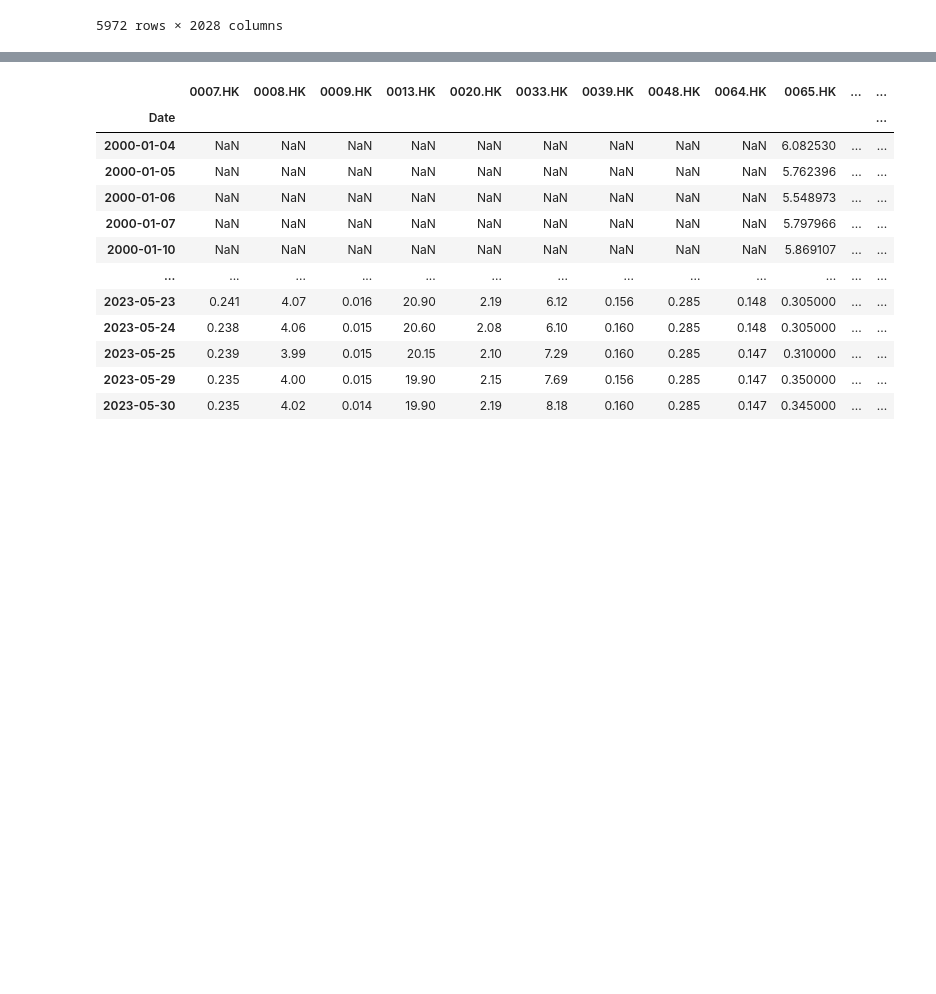
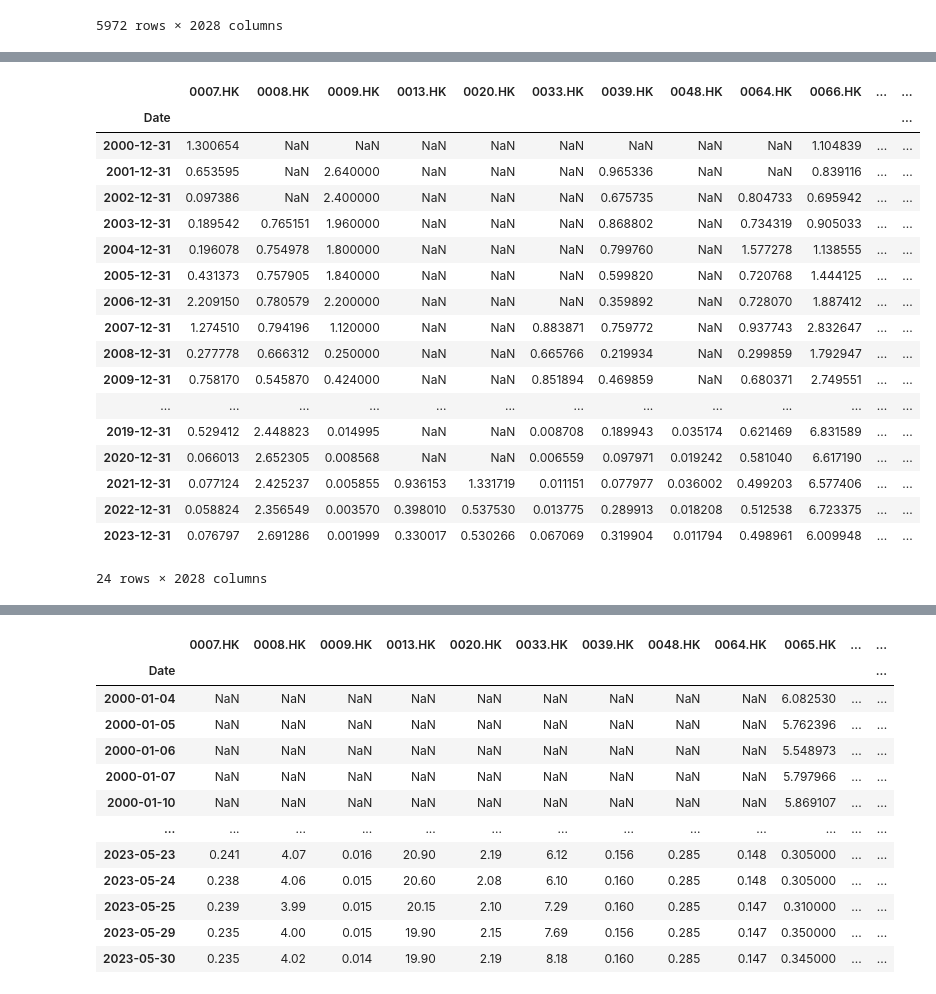
Before and after one commit to ckyma/exchatbook, a Jupyter notebook: getYahooData.ipynb, the cells around one changed output, grey strips where cells are left out. Saved outputs shown, nothing was run; the diff lists cells and outputs as text; code cells hidden in the pictures; blank space fills up the shorter version.

```diff
--- a/getYahooData.ipynb
+++ b/getYahooData.ipynb
@@ -166,6 +168,7 @@ stock_data.to_pickle("HKEX_listed_prices.pkl")
 NameError: name 'stock_data' is not defined
 # %%
 stock_data = pd.read_pickle("HKEX_listed_prices.pkl")
+stock_data.index = pd.to_datetime(stock_data.index)
 stock_data
 # %% [output]
 |  | Adj Close |  |  |  |  |  |  |  |  |  | ... | ... |
@@ -403,3 +407,6 @@ adj_close_data_filtered
 | 2023-05-29 | 0.235 | 2.677897 | 0.002142 | 0.330017 | 0.520581 | 0.063051 | 0.311907 | 0.011794 | 0.498961 | 6.076541 | ... | ... |
 | 2023-05-30 | 0.235 | 2.691286 | 0.001999 | 0.330017 | 0.530266 | 0.067069 | 0.319904 | 0.011794 | 0.498961 | 6.009948 | ... | ... |
 5972 rows × 2028 columns
+# %%
+adj_close_data_filtered.index = pd.to_datetime(adj_close_data_filtered.index)
+adj_close_data_filtered_weekly = adj_close_data_filtered.resample('W', label='left').last()
@@ -405,0 +478,23 @@ adj_close_data_filtered
+# %%
+adj_close_data_filtered_yly = adj_close_data_filtered.resample('A', convention = 'end').last()
+adj_close_data_filtered_yly
+# %% [output]
+|  | 0007.HK | 0008.HK | 0009.HK | 0013.HK | 0020.HK | 0033.HK | 0039.HK | 0048.HK | 0064.HK | 0066.HK | ... | ... |
+| Date |  |  |  |  |  |  |  |  |  |  |  | ... |
+| 2000-12-31 | 1.300654 | NaN | NaN | NaN | NaN | NaN | NaN | NaN | NaN | 1.104839 | ... | ... |
+| 2001-12-31 | 0.653595 | NaN | 2.640000 | NaN | NaN | NaN | 0.965336 | NaN | NaN | 0.839116 | ... | ... |
+| 2002-12-31 | 0.097386 | NaN | 2.400000 | NaN | NaN | NaN | 0.675735 | NaN | 0.804733 | 0.695942 | ... | ... |
+| 2003-12-31 | 0.189542 | 0.765151 | 1.960000 | NaN | NaN | NaN | 0.868802 | NaN | 0.734319 | 0.905033 | ... | ... |
+| 2004-12-31 | 0.196078 | 0.754978 | 1.800000 | NaN | NaN | NaN | 0.799760 | NaN | 1.577278 | 1.138555 | ... | ... |
+| 2005-12-31 | 0.431373 | 0.757905 | 1.840000 | NaN | NaN | NaN | 0.599820 | NaN | 0.720768 | 1.444125 | ... | ... |
+| 2006-12-31 | 2.209150 | 0.780579 | 2.200000 | NaN | NaN | NaN | 0.359892 | NaN | 0.728070 | 1.887412 | ... | ... |
+| 2007-12-31 | 1.274510 | 0.794196 | 1.120000 | NaN | NaN | 0.883871 | 0.759772 | NaN | 0.937743 | 2.832647 | ... | ... |
+| 2008-12-31 | 0.277778 | 0.666312 | 0.250000 | NaN | NaN | 0.665766 | 0.219934 | NaN | 0.299859 | 1.792947 | ... | ... |
+| 2009-12-31 | 0.758170 | 0.545870 | 0.424000 | NaN | NaN | 0.851894 | 0.469859 | NaN | 0.680371 | 2.749551 | ... | ... |
+| ... | ... | ... | ... | ... | ... | ... | ... | ... | ... | ... | ... | ... |
+| 2019-12-31 | 0.529412 | 2.448823 | 0.014995 | NaN | NaN | 0.008708 | 0.189943 | 0.035174 | 0.621469 | 6.831589 | ... | ... |
+| 2020-12-31 | 0.066013 | 2.652305 | 0.008568 | NaN | NaN | 0.006559 | 0.097971 | 0.019242 | 0.581040 | 6.617190 | ... | ... |
+| 2021-12-31 | 0.077124 | 2.425237 | 0.005855 | 0.936153 | 1.331719 | 0.011151 | 0.077977 | 0.036002 | 0.499203 | 6.577406 | ... | ... |
+| 2022-12-31 | 0.058824 | 2.356549 | 0.003570 | 0.398010 | 0.537530 | 0.013775 | 0.289913 | 0.018208 | 0.512538 | 6.723375 | ... | ... |
+| 2023-12-31 | 0.076797 | 2.691286 | 0.001999 | 0.330017 | 0.530266 | 0.067069 | 0.319904 | 0.011794 | 0.498961 | 6.009948 | ... | ... |
+24 rows × 2028 columns
```
Also changed, not shown: parts of 13 cells of this notebook, 1 other file.
